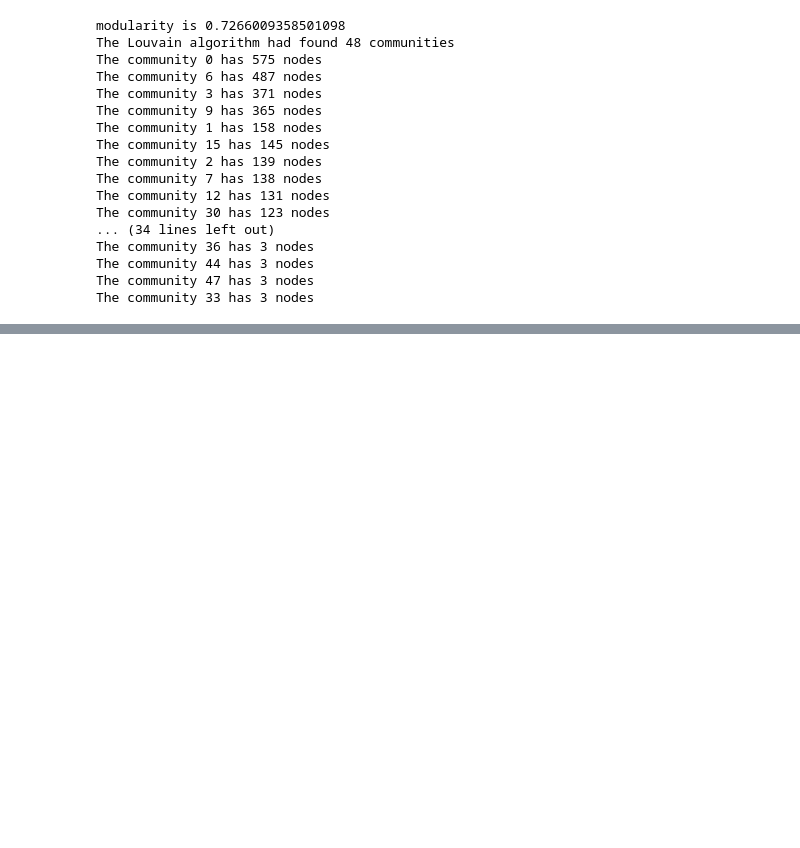
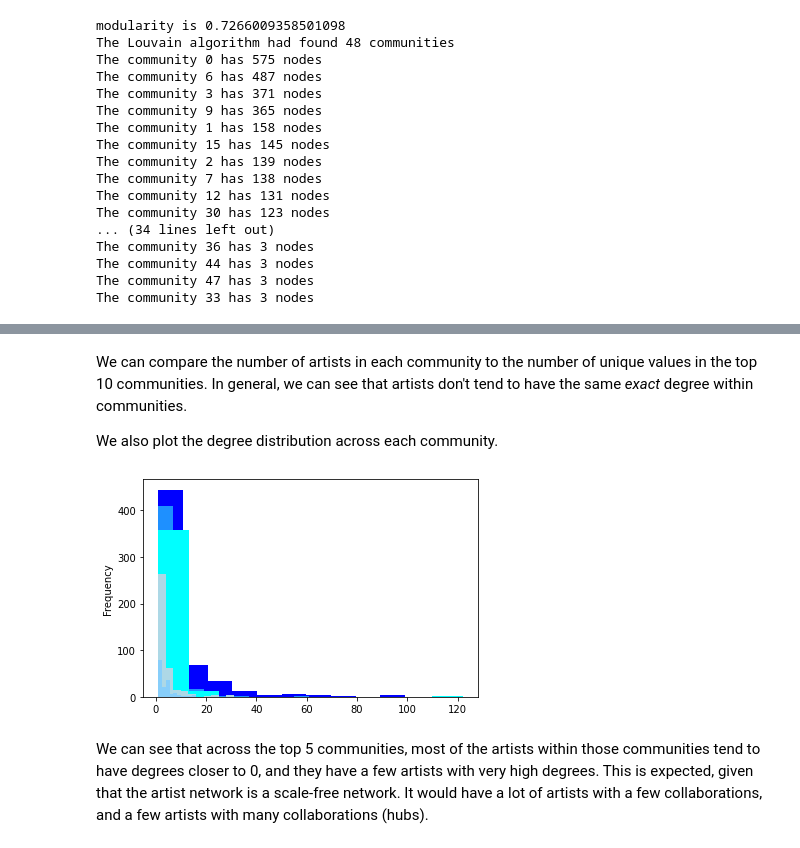
Before and after one commit to bakos97/Final-project-Social-Graphs, a Jupyter notebook: notebooks/Spotify_Network_(from_Collaboration).ipynb, the cells around one changed output, grey strips where cells are left out. Cells and saved outputs as stored; diff of their text form; code cells hidden in the pictures; blank space fills up the shorter version.

```diff
--- a/notebooks/Spotify_Network_(from_Collaboration).ipynb
+++ b/notebooks/Spotify_Network_(from_Collaboration).ipynb
@@ -595,0 +664,4 @@ AdjustSpeedAndApplyForces step  took  1.89  seconds
+# %%
+# get the top 5 communities (sorted by number of artists in the community)
+top_5_communities_df = popularity_degree_df.groupby('community')['degree'].describe().sort_values(by='count', ascending=False).loc[:1, ['count', 'unique']]
+top_5_communities_df
@@ -595,0 +676,13 @@ AdjustSpeedAndApplyForces step  took  1.89  seconds
+# %% [markdown]
+We can compare the number of artists in each community to the number of unique values in the top 10 communities. In general, we can see that artists don't tend to have the same *exact* degree within communities.
+
+We also plot the degree distribution across each community.
+# %%
+top_5_communities = top_5_communities_df.index
+colors = ['blue', 'dodgerblue', 'aqua', 'lightblue', 'lightskyblue']
+for i, community in enumerate(top_5_communities):
+  popularity_degree_df[popularity_degree_df['community'] == community]['degree'].plot(kind='hist', color=colors[i])
+# %% [output]
+[figure, added]
+# %% [markdown]
+We can see that across the top 5 communities, most of the artists within those communities tend to have degrees closer to 0, and they have a few artists with very high degrees. This is expected, given that the artist network is a scale-free network. It would have a lot of artists with a few collaborations, and a few artists with many collaborations (hubs).
```
Also changed, not shown: parts of 26 cells of this notebook.
